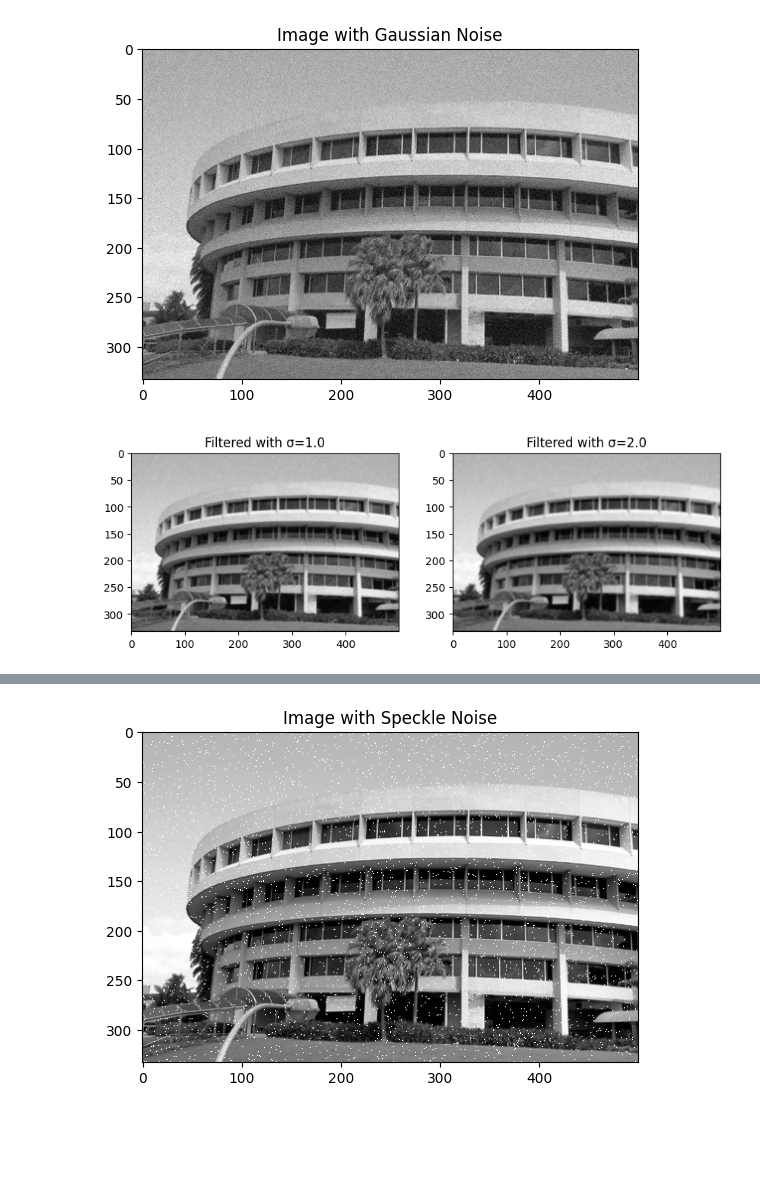
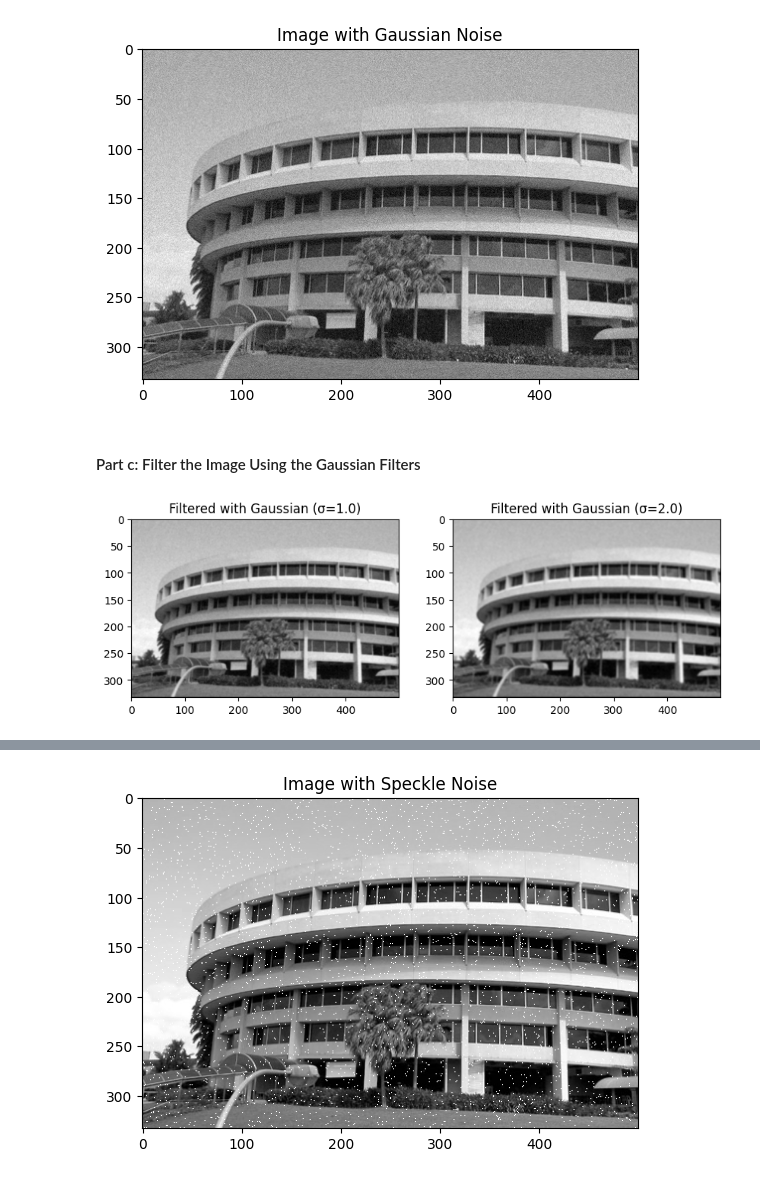
Before and after one commit to luksz/SC4061-Assignment-1, a Jupyter notebook: Lab 1.ipynb, the cells around one changed output, grey strips where cells are left out. Cells and saved outputs as stored; diff of their text form; code cells hidden in the pictures; blank space fills up the shorter version.

```diff
--- a/Lab 1.ipynb
+++ b/Lab 1.ipynb
@@ -139,28 +143,31 @@ When histogram equalization is applied again to the equalized image (P3), the pi
 # %%
 import numpy as np
 import matplotlib.pyplot as plt
-from scipy.ndimage import gaussian_filter
+from mpl_toolkits.mplot3d import Axes3D
 
-def create_gaussian_filter(size, sigma):
-    """Create a 2D Gaussian filter."""
+# Function to create a Gaussian filter
+def gaussian_filter(size, sigma):
     ax = np.linspace(-(size // 2), size // 2, size)
     x, y = np.meshgrid(ax, ax)
     gauss = np.exp(-(x**2 + y**2) / (2.0 * sigma**2))
-    return gauss / np.sum(gauss)  # Normalize
+    return gauss / (2 * np.pi * sigma**2 * np.sum(gauss))  # Normalize to sum to 1
 
-# Create two filters
-filter1 = create_gaussian_filter(5, 1.0)
-filter2 = create_gaussian_filter(5, 2.0)
+# Generate the filters
+filter_1 = gaussian_filter(5, 1.0)
+filter_2 = gaussian_filter(5, 2.0)
 
-# Visualize the filters as 3D graphs
-fig = plt.figure(figsize=(10, 5))
+# Plotting the filters as 3D surface plots
+fig = plt.figure(figsize=(12, 5))
 
+# Filter with sigma=1.0
 ax1 = fig.add_subplot(121, projection='3d')
-ax1.plot_surface(*np.meshgrid(np.arange(5), np.arange(5)), filter1, cmap='viridis')
+x, y = np.meshgrid(range(5), range(5))
+ax1.plot_surface(x, y, filter_1, cmap='viridis')
 ax1.set_title('Gaussian Filter (σ=1.0)')
 
+# Filter with sigma=2.0
 ax2 = fig.add_subplot(122, projection='3d')
-ax2.plot_surface(*np.meshgrid(np.arange(5), np.arange(5)), filter2, cmap='viridis')
+ax2.plot_surface(x, y, filter_2, cmap='viridis')
 ax2.set_title('Gaussian Filter (σ=2.0)')
 
 plt.show()
@@ -178,24 +187,26 @@ plt.title('Image with Gaussian Noise')
 plt.show()
 # %% [output]
 [figure]
+# %% [markdown]
+#### Part c: Filter the Image Using the Gaussian Filters
 # %%
 from scipy.signal import convolve2d
 
-# Apply the filters to the image using 2D convolution
-smoothed_image1 = convolve2d(image_gaussian_noise, filter1, mode='same')
-smoothed_image2 = convolve2d(image_gaussian_noise, filter2, mode='same')
+# Apply the Gaussian filters using convolution
+filtered_image_1 = convolve2d(image_gaussian_noise, filter_1, mode='same')
+filtered_image_2 = convolve2d(image_gaussian_noise, filter_2, mode='same')
 
-# Display the smoothed images
+# Display the filtered images
 plt.figure(figsize=(10, 5))
 
 plt.subplot(1, 2, 1)
-plt.imshow(smoothed_image1, cmap='gray')
-plt.title('Filtered with σ=1.0')
+plt.imshow(filtered_image_1, cmap='gray')
+plt.title('Filtered with Gaussian (σ=1.0)')
 
 plt.subplot(1, 2, 2)
-plt.imshow(smoothed_image2, cmap='gray')
-plt.title('Filtered with σ=2.0')
+plt.imshow(filtered_image_2, cmap='gray')
+plt.title('Filtered with Gaussian (σ=2.0)')
 
 plt.show()
 # %% [output]
-[figure, old version]
+[figure, new version]
```
Also changed, not shown: parts of 14 cells of this notebook.
